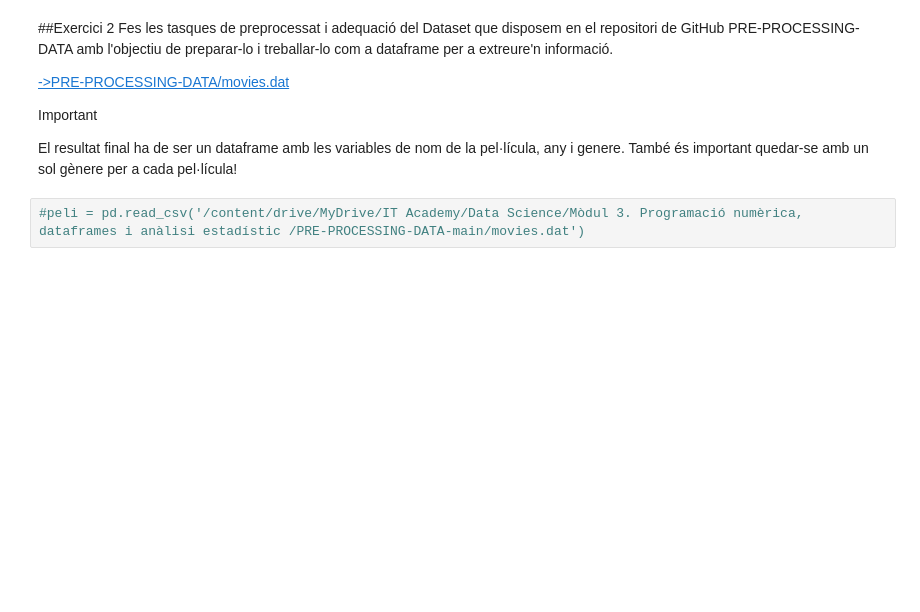
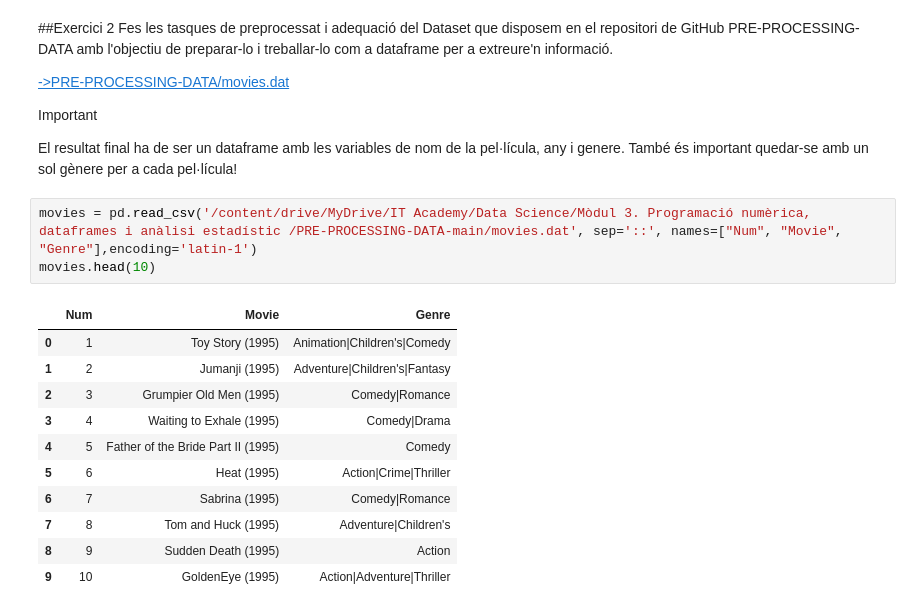
Before and after one commit to davifebdn/Tasca-M4-T02, a Jupyter notebook: Tasca_M4_T02.ipynb, the cells around one changed output. Saved outputs shown, nothing was run; the diff lists cells and outputs as text; blank space fills up the shorter version.

```diff
--- a/Tasca_M4_T02.ipynb
+++ b/Tasca_M4_T02.ipynb
@@ -1097,4 +1095,17 @@ Important
 
 El resultat final ha de ser un dataframe amb les variables de nom de la pel·lícula, any i genere. També és important quedar-se amb un sol gènere per a cada pel·lícula!
 # %%
-#peli = pd.read_csv('/content/drive/MyDrive/IT Academy/Data Science/Mòdul 3. Programació numèrica, dataframes i anàlisi estadístic /PRE-PROCESSING-DATA-main/movies.dat')
+movies = pd.read_csv('/content/drive/MyDrive/IT Academy/Data Science/Mòdul 3. Programació numèrica, dataframes i anàlisi estadístic /PRE-PROCESSING-DATA-main/movies.dat', sep='::', names=["Num", "Movie", "Genre"],encoding='latin-1')
+movies.head(10)
+# %% [output]
+|  | Num | Movie | Genre |
+| 0 | 1 | Toy Story (1995) | Animation|Children's|Comedy |
+| 1 | 2 | Jumanji (1995) | Adventure|Children's|Fantasy |
+| 2 | 3 | Grumpier Old Men (1995) | Comedy|Romance |
+| 3 | 4 | Waiting to Exhale (1995) | Comedy|Drama |
+| 4 | 5 | Father of the Bride Part II (1995) | Comedy |
+| 5 | 6 | Heat (1995) | Action|Crime|Thriller |
+| 6 | 7 | Sabrina (1995) | Comedy|Romance |
+| 7 | 8 | Tom and Huck (1995) | Adventure|Children's |
+| 8 | 9 | Sudden Death (1995) | Action |
+| 9 | 10 | GoldenEye (1995) | Action|Adventure|Thriller |
```
Also changed, not shown: parts of 10 cells of this notebook.
